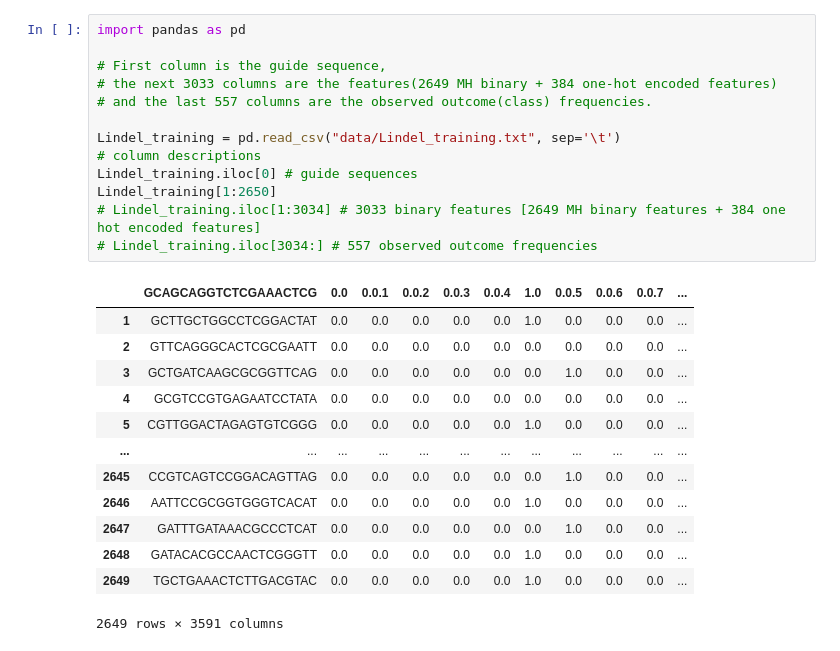
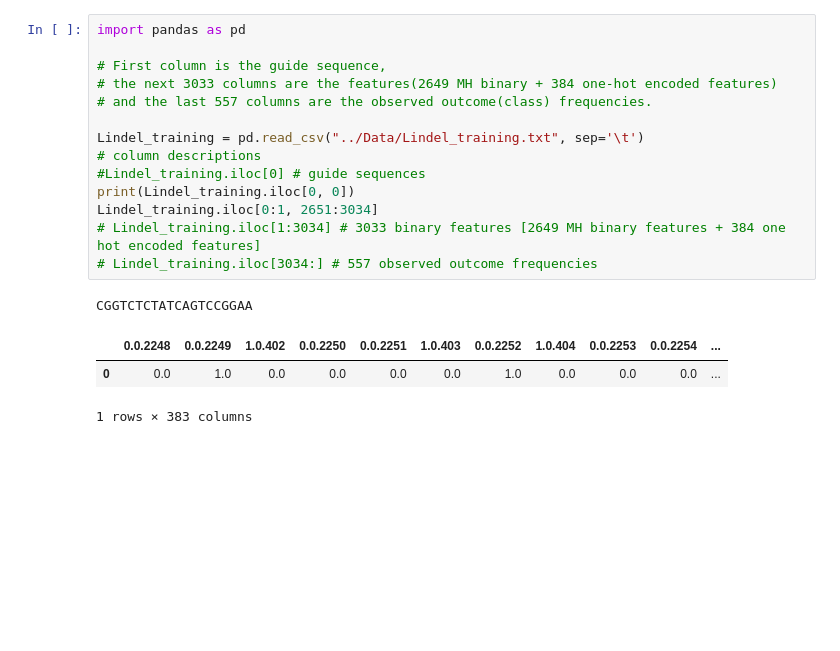
Before and after one commit to CooKySch/MLBIO, a Jupyter notebook: load_data.ipynb, the cells around one changed output. Cells and saved outputs as stored; diff of their text form; blank space fills up the shorter version.

```diff
--- a/load_data.ipynb
+++ b/load_data.ipynb
@@ -11,27 +13,19 @@ print("Features: ", features)
 # %%
 import pandas as pd
 
 # First column is the guide sequence,
 # the next 3033 columns are the features(2649 MH binary + 384 one-hot encoded features)
 # and the last 557 columns are the observed outcome(class) frequencies.
 
-Lindel_training = pd.read_csv("data/Lindel_training.txt", sep='\t')
+Lindel_training = pd.read_csv("../Data/Lindel_training.txt", sep='\t')
 # column descriptions
-Lindel_training.iloc[0] # guide sequences
-Lindel_training[1:2650]
+#Lindel_training.iloc[0] # guide sequences
+print(Lindel_training.iloc[0, 0])
+Lindel_training.iloc[0:1, 2651:3034]
 # Lindel_training.iloc[1:3034] # 3033 binary features [2649 MH binary features + 384 one hot encoded features]
 # Lindel_training.iloc[3034:] # 557 observed outcome frequencies
 # %% [output]
+CGGTCTCTATCAGTCCGGAA
-|  | GCAGCAGGTCTCGAAACTCG | 0.0 | 0.0.1 | 0.0.2 | 0.0.3 | 0.0.4 | 1.0 | 0.0.5 | 0.0.6 | 0.0.7 | ... |
-| 1 | GCTTGCTGGCCTCGGACTAT | 0.0 | 0.0 | 0.0 | 0.0 | 0.0 | 1.0 | 0.0 | 0.0 | 0.0 | ... |
-| 2 | GTTCAGGGCACTCGCGAATT | 0.0 | 0.0 | 0.0 | 0.0 | 0.0 | 0.0 | 0.0 | 0.0 | 0.0 | ... |
-| 3 | GCTGATCAAGCGCGGTTCAG | 0.0 | 0.0 | 0.0 | 0.0 | 0.0 | 0.0 | 1.0 | 0.0 | 0.0 | ... |
-| 4 | GCGTCCGTGAGAATCCTATA | 0.0 | 0.0 | 0.0 | 0.0 | 0.0 | 0.0 | 0.0 | 0.0 | 0.0 | ... |
-| 5 | CGTTGGACTAGAGTGTCGGG | 0.0 | 0.0 | 0.0 | 0.0 | 0.0 | 1.0 | 0.0 | 0.0 | 0.0 | ... |
-| ... | ... | ... | ... | ... | ... | ... | ... | ... | ... | ... | ... |
-| 2645 | CCGTCAGTCCGGACAGTTAG | 0.0 | 0.0 | 0.0 | 0.0 | 0.0 | 0.0 | 1.0 | 0.0 | 0.0 | ... |
-| 2646 | AATTCCGCGGTGGGTCACAT | 0.0 | 0.0 | 0.0 | 0.0 | 0.0 | 1.0 | 0.0 | 0.0 | 0.0 | ... |
-| 2647 | GATTTGATAAACGCCCTCAT | 0.0 | 0.0 | 0.0 | 0.0 | 0.0 | 0.0 | 1.0 | 0.0 | 0.0 | ... |
-| 2648 | GATACACGCCAACTCGGGTT | 0.0 | 0.0 | 0.0 | 0.0 | 0.0 | 1.0 | 0.0 | 0.0 | 0.0 | ... |
-| 2649 | TGCTGAAACTCTTGACGTAC | 0.0 | 0.0 | 0.0 | 0.0 | 0.0 | 1.0 | 0.0 | 0.0 | 0.0 | ... |
+|  | 0.0.2248 | 0.0.2249 | 1.0.402 | 0.0.2250 | 0.0.2251 | 1.0.403 | 0.0.2252 | 1.0.404 | 0.0.2253 | 0.0.2254 | ... |
+| 0 | 0.0 | 1.0 | 0.0 | 0.0 | 0.0 | 0.0 | 1.0 | 0.0 | 0.0 | 0.0 | ... |
-2649 rows × 3591 columns
+1 rows × 383 columns
```
Also changed, not shown: parts of 2 cells of this notebook, 3 other files.
